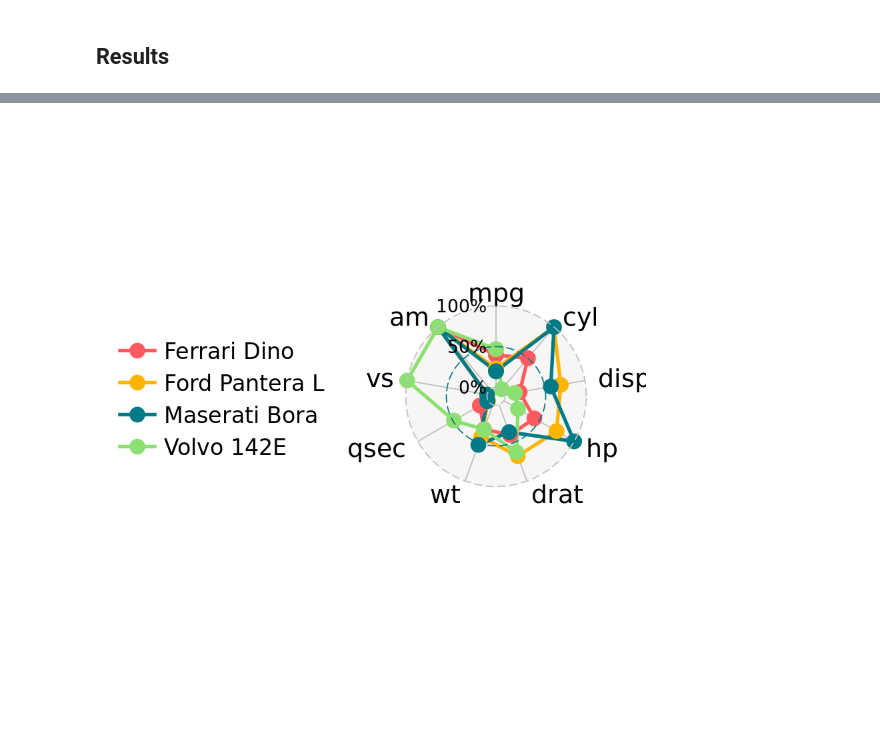
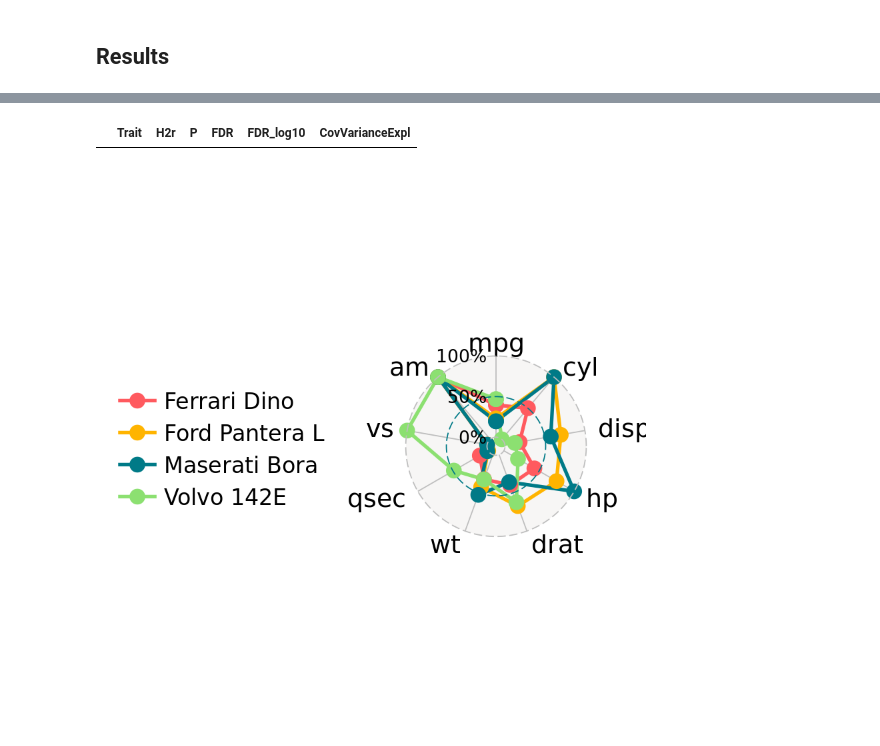
Before and after one commit to SIMEXP/hcp, a Jupyter notebook: hcp_solar_heritability_subtype_language_Exp2.ipynb, the cells around one changed output, grey strips where cells are left out. Drawn from its saved outputs; the diff is of its cells as text; code cells hidden in the pictures; blank space fills up the shorter version.

```diff
--- a/hcp_solar_heritability_subtype_language_Exp2.ipynb
+++ b/hcp_solar_heritability_subtype_language_Exp2.ipynb
@@ -481,2 +481,6 @@ out_herit_df
+# %%
+out_herit_df[out_herit_df.Trait.str[0:3]=='math']
+# %% [output]
+|  | Trait | H2r | P | FDR | FDR_log10 | CovVarianceExpl |
 # %%
 out_herit_df.to_csv(os.path.join(out_path,solar_out,h2r_out_file),index=False)
```
Also changed, not shown: parts of 9 cells of this notebook.
